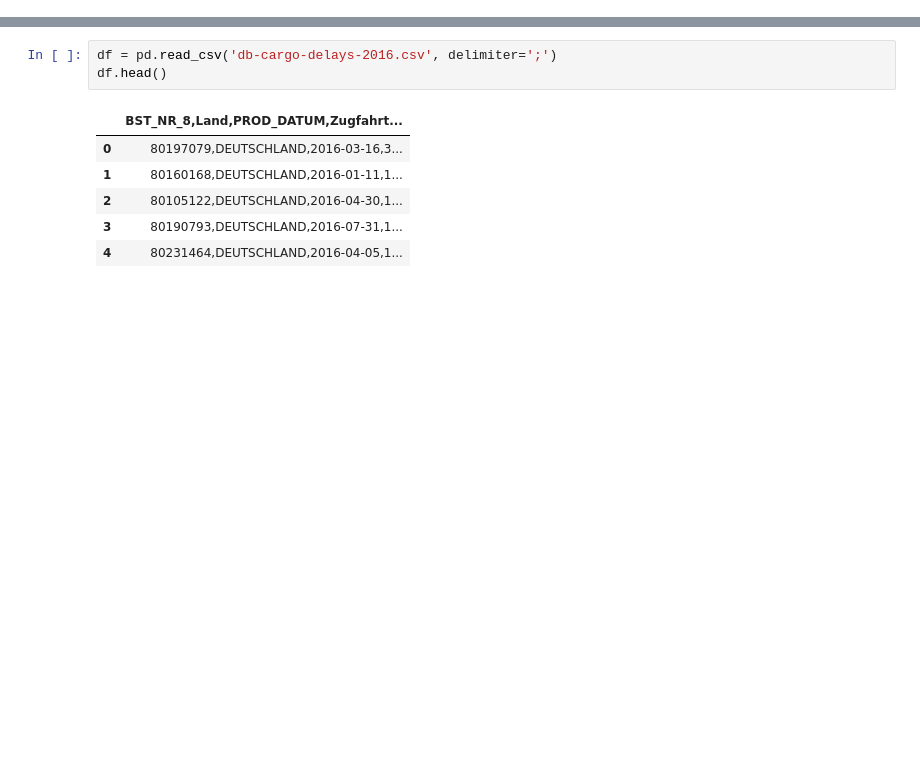
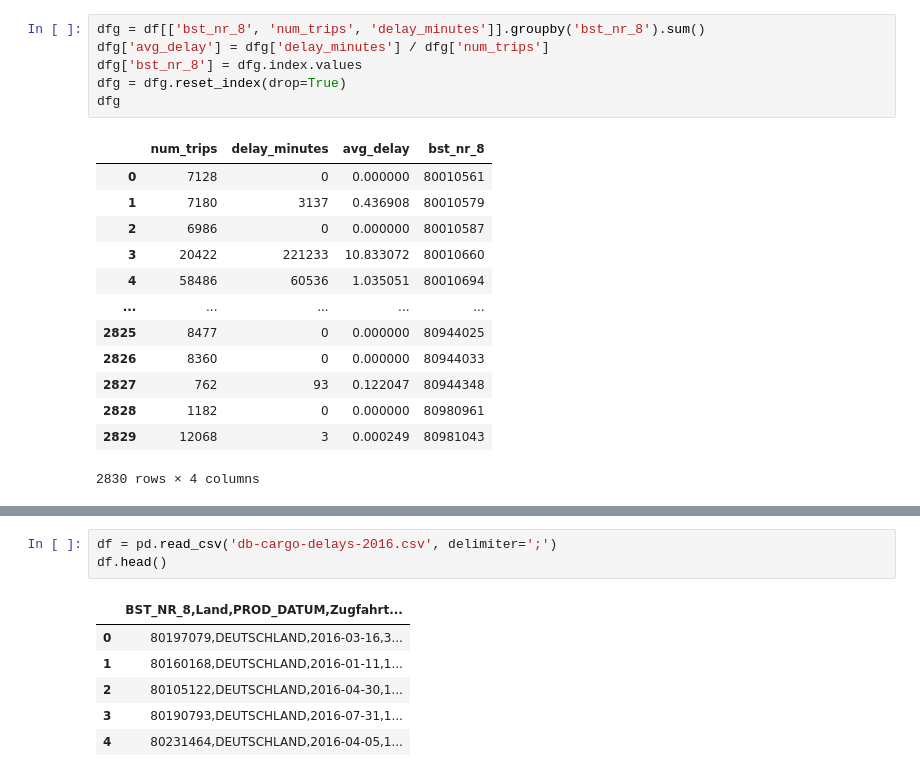
Before and after one commit to shamilnabiyev/open-data-analytics, a Jupyter notebook: data/data-processing.ipynb, the cells around one changed output, grey strips where cells are left out. Cells and saved outputs as stored; diff of their text form; blank space fills up the shorter version.

```diff
--- a/data/data-processing.ipynb
+++ b/data/data-processing.ipynb
@@ -0,0 +24,20 @@
+# %%
+dfg = df[['bst_nr_8', 'num_trips', 'delay_minutes']].groupby('bst_nr_8').sum()
+dfg['avg_delay'] = dfg['delay_minutes'] / dfg['num_trips']
+dfg['bst_nr_8'] = dfg.index.values
+dfg = dfg.reset_index(drop=True)
+dfg
+# %% [output]
+|  | num_trips | delay_minutes | avg_delay | bst_nr_8 |
+| 0 | 7128 | 0 | 0.000000 | 80010561 |
+| 1 | 7180 | 3137 | 0.436908 | 80010579 |
+| 2 | 6986 | 0 | 0.000000 | 80010587 |
+| 3 | 20422 | 221233 | 10.833072 | 80010660 |
+| 4 | 58486 | 60536 | 1.035051 | 80010694 |
+| ... | ... | ... | ... | ... |
+| 2825 | 8477 | 0 | 0.000000 | 80944025 |
+| 2826 | 8360 | 0 | 0.000000 | 80944033 |
+| 2827 | 762 | 93 | 0.122047 | 80944348 |
+| 2828 | 1182 | 0 | 0.000000 | 80980961 |
+| 2829 | 12068 | 3 | 0.000249 | 80981043 |
+2830 rows × 4 columns
```
Also changed, not shown: parts of 26 cells of this notebook.
